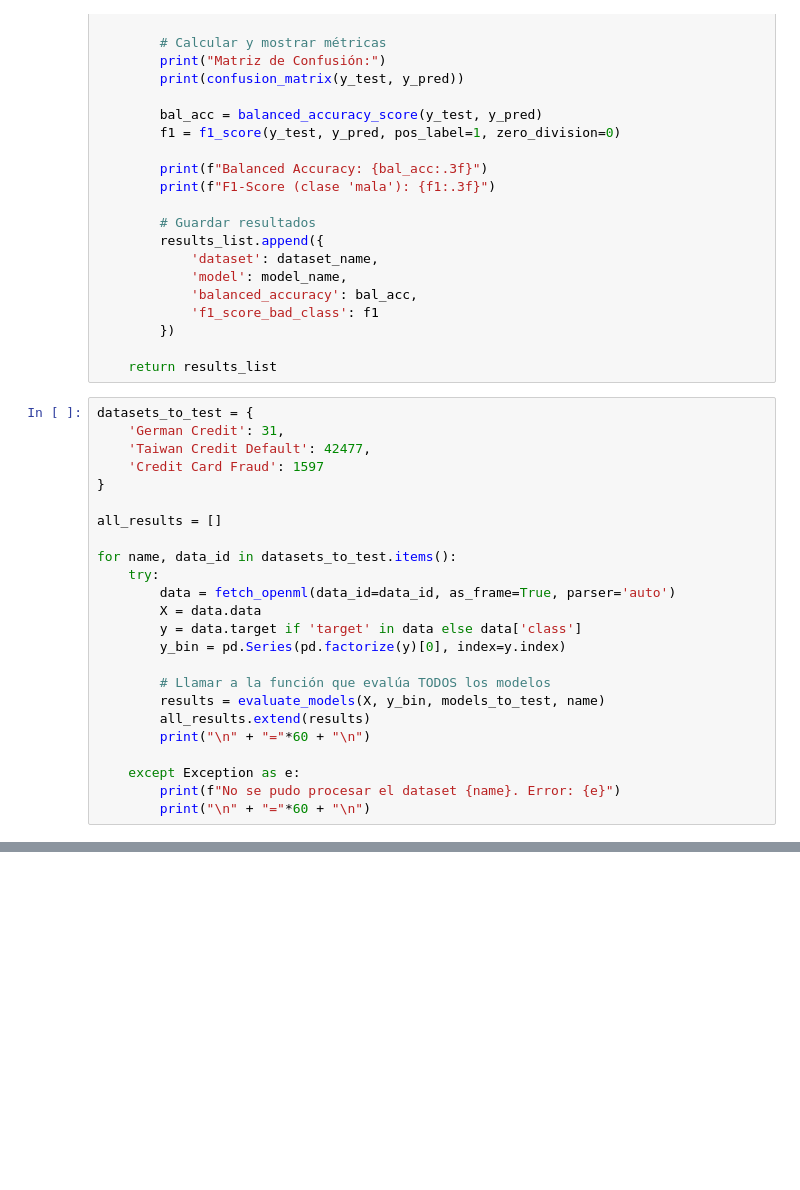
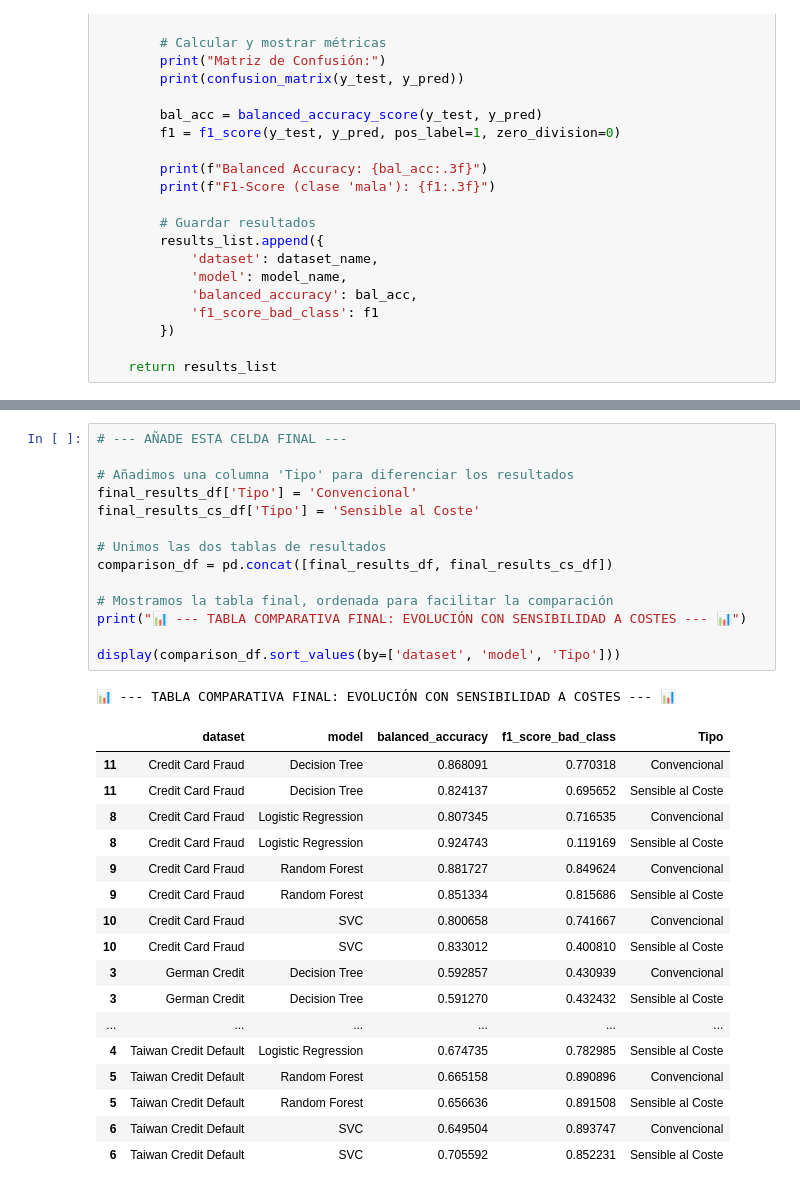
Before and after one commit to AlejandroJB18/tfg_info_deteccion_fraude, a Jupyter notebook: varios_datasets.ipynb, the cells around one changed output, grey strips where cells are left out. Cells and saved outputs as stored; diff of their text form; blank space fills up the shorter version.

```diff
--- a/varios_datasets.ipynb
+++ b/varios_datasets.ipynb
@@ -79,27 +79,3 @@ def evaluate_models(X, y, models, dataset_name):
         })
 
     return results_list
-# %%
-datasets_to_test = {
-    'German Credit': 31,
-    'Taiwan Credit Default': 42477,
-    'Credit Card Fraud': 1597
-}
-
-all_results = []
-
-for name, data_id in datasets_to_test.items():
-    try:
-        data = fetch_openml(data_id=data_id, as_frame=True, parser='auto')
-        X = data.data
-        y = data.target if 'target' in data else data['class']
-        y_bin = pd.Series(pd.factorize(y)[0], index=y.index)
-
-        # Llamar a la función que evalúa TODOS los modelos
-        results = evaluate_models(X, y_bin, models_to_test, name)
-        all_results.extend(results)
-        print("\n" + "="*60 + "\n")
-
-    except Exception as e:
-        print(f"No se pudo procesar el dataset {name}. Error: {e}")
-        print("\n" + "="*60 + "\n")
@@ -162,0 +324,33 @@ display(average_performance_sorted)
+# %%
+# --- AÑADE ESTA CELDA FINAL ---
+
+# Añadimos una columna 'Tipo' para diferenciar los resultados
+final_results_df['Tipo'] = 'Convencional'
+final_results_cs_df['Tipo'] = 'Sensible al Coste'
+
+# Unimos las dos tablas de resultados
+comparison_df = pd.concat([final_results_df, final_results_cs_df])
+
+# Mostramos la tabla final, ordenada para facilitar la comparación
+print("📊 --- TABLA COMPARATIVA FINAL: EVOLUCIÓN CON SENSIBILIDAD A COSTES --- 📊")
+
+display(comparison_df.sort_values(by=['dataset', 'model', 'Tipo']))
+# %% [output]
+📊 --- TABLA COMPARATIVA FINAL: EVOLUCIÓN CON SENSIBILIDAD A COSTES --- 📊
+|  | dataset | model | balanced_accuracy | f1_score_bad_class | Tipo |
+| 11 | Credit Card Fraud | Decision Tree | 0.868091 | 0.770318 | Convencional |
+| 11 | Credit Card Fraud | Decision Tree | 0.824137 | 0.695652 | Sensible al Coste |
+| 8 | Credit Card Fraud | Logistic Regression | 0.807345 | 0.716535 | Convencional |
+| 8 | Credit Card Fraud | Logistic Regression | 0.924743 | 0.119169 | Sensible al Coste |
+| 9 | Credit Card Fraud | Random Forest | 0.881727 | 0.849624 | Convencional |
+| 9 | Credit Card Fraud | Random Forest | 0.851334 | 0.815686 | Sensible al Coste |
+| 10 | Credit Card Fraud | SVC | 0.800658 | 0.741667 | Convencional |
+| 10 | Credit Card Fraud | SVC | 0.833012 | 0.400810 | Sensible al Coste |
+| 3 | German Credit | Decision Tree | 0.592857 | 0.430939 | Convencional |
+| 3 | German Credit | Decision Tree | 0.591270 | 0.432432 | Sensible al Coste |
+| ... | ... | ... | ... | ... | ... |
+| 4 | Taiwan Credit Default | Logistic Regression | 0.674735 | 0.782985 | Sensible al Coste |
+| 5 | Taiwan Credit Default | Random Forest | 0.665158 | 0.890896 | Convencional |
+| 5 | Taiwan Credit Default | Random Forest | 0.656636 | 0.891508 | Sensible al Coste |
+| 6 | Taiwan Credit Default | SVC | 0.649504 | 0.893747 | Convencional |
+| 6 | Taiwan Credit Default | SVC | 0.705592 | 0.852231 | Sensible al Coste |
```
Also changed, not shown: parts of 7 cells of this notebook, 2 other files.
